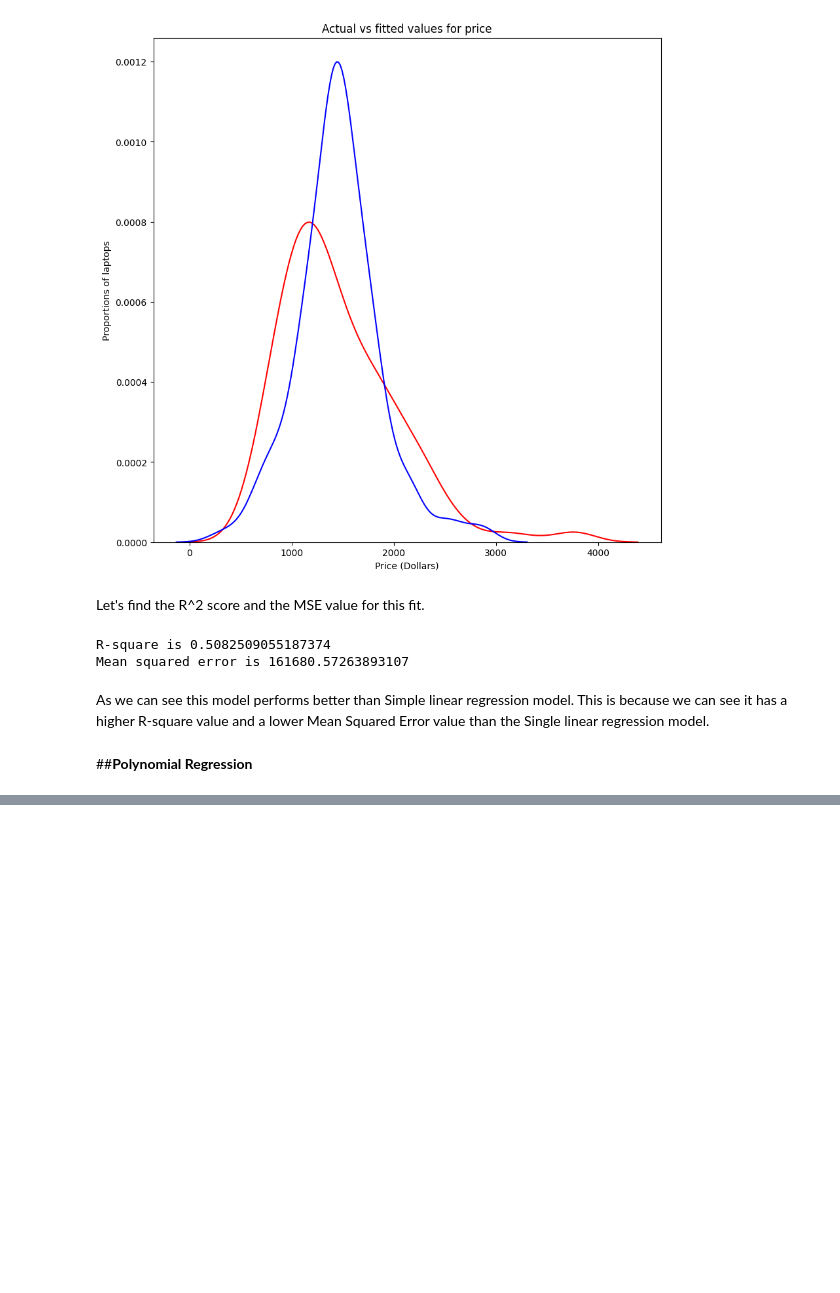
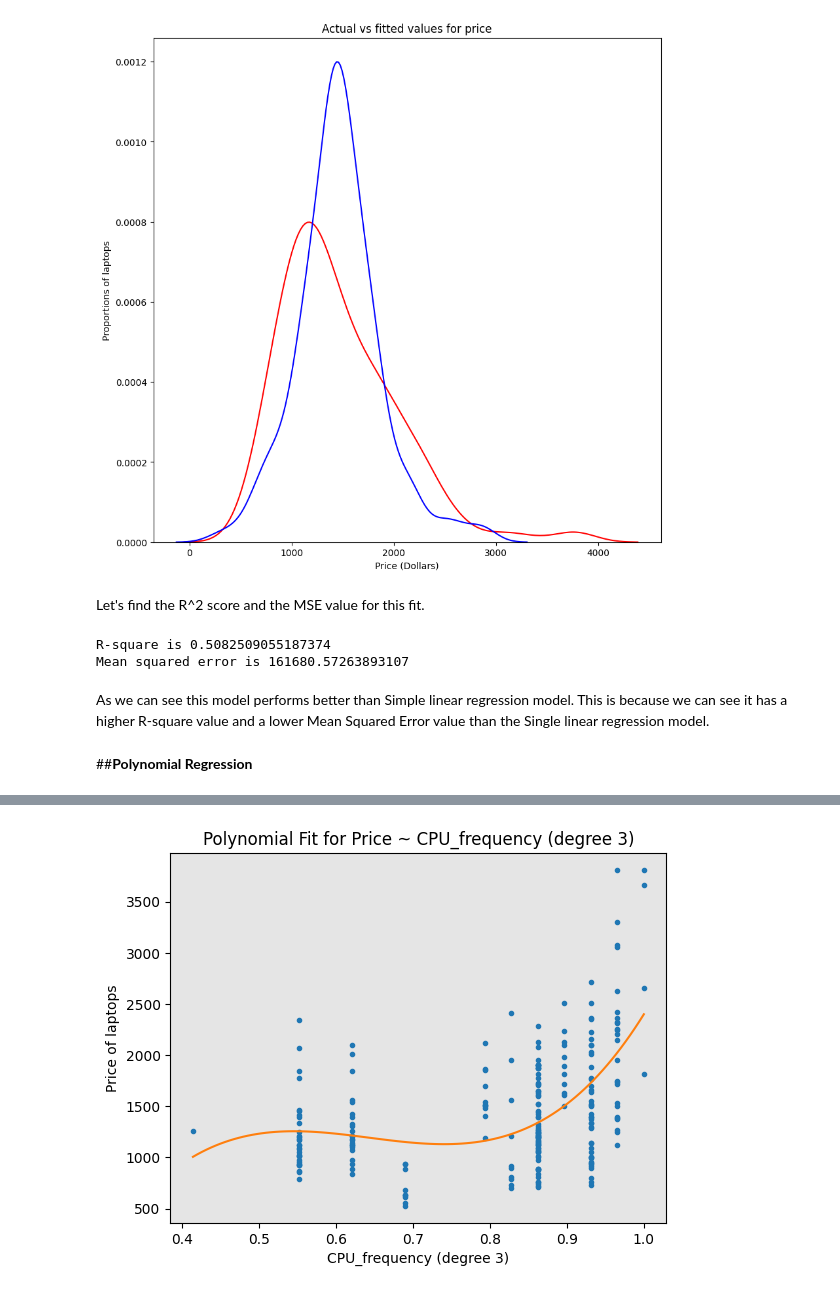
Before and after one commit to Rubieskyama/Data-Science-Ecosystem, a Jupyter notebook: Data Analytics with Python/Laptop_pricing_analyzer.ipynb, the cells around one changed output, grey strips where cells are left out. Drawn from its saved outputs; the diff is of its cells as text; code cells hidden in the pictures; blank space fills up the shorter version.

```diff
--- a/Data Analytics with Python/Laptop_pricing_analyzer.ipynb
+++ b/Data Analytics with Python/Laptop_pricing_analyzer.ipynb
@@ -524,0 +563,5 @@ As we can see this model performs better than Simple linear regression model. Th
+# %%
+#call for function of degree 3
+PlotPolly(p3, a, b, 'CPU_frequency (degree 3)')
+# %% [output]
+[figure, added]
```
Also changed, not shown: parts of 14 cells of this notebook.
